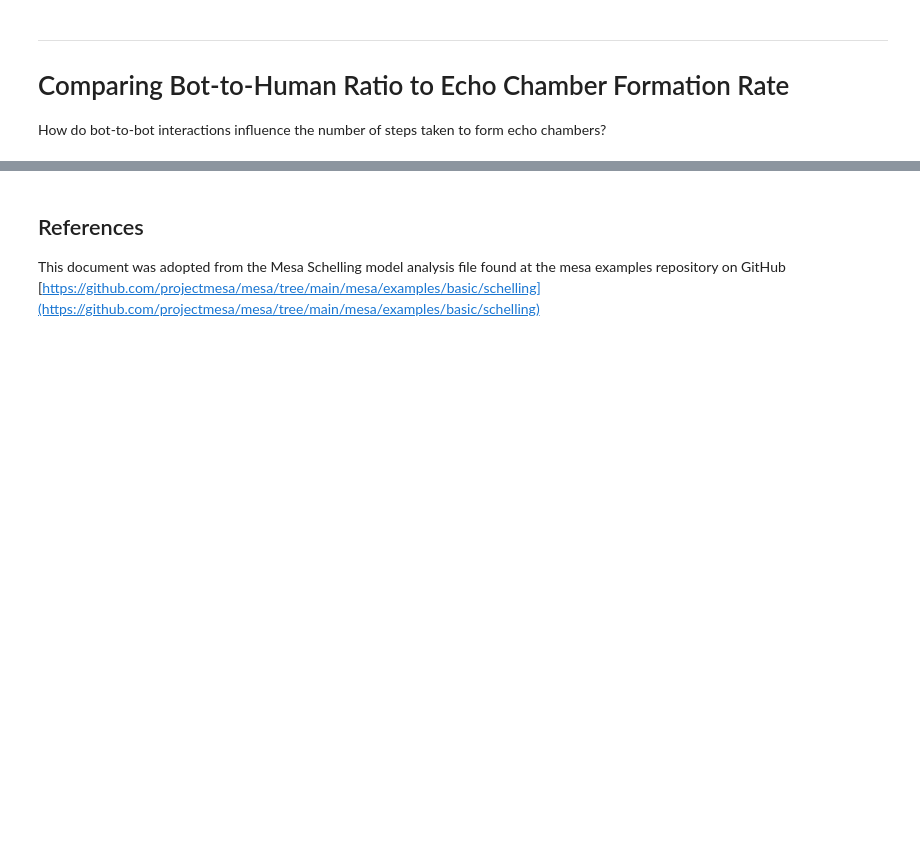
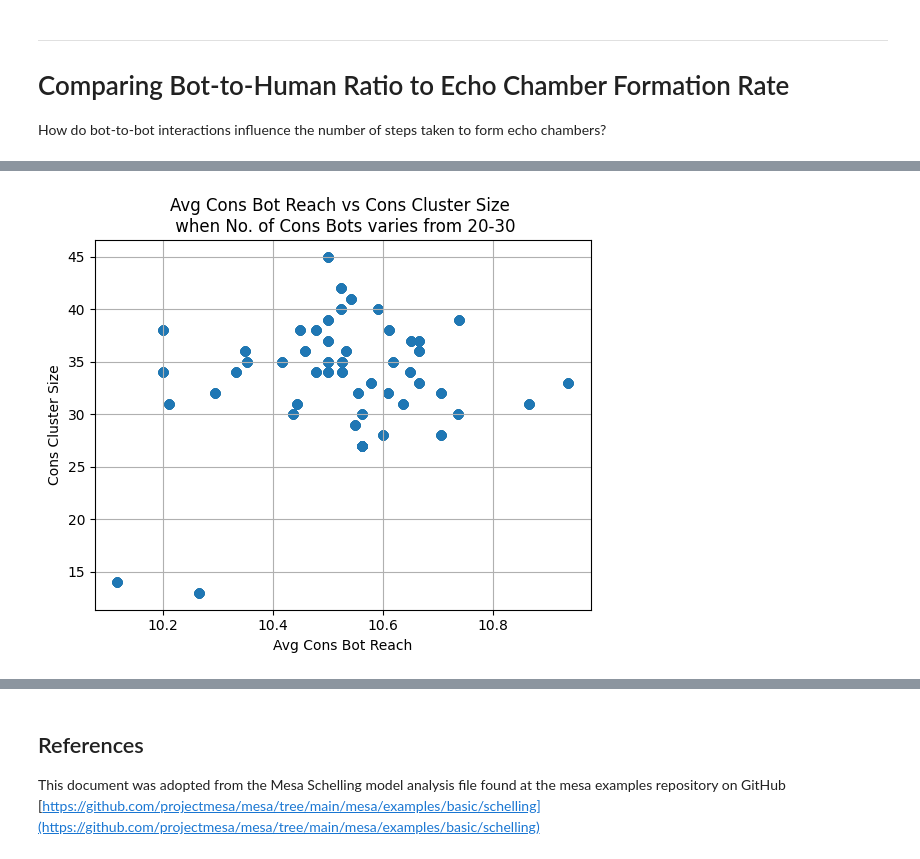
Before and after one commit to y8ahmed/eecs4461-project, a Jupyter notebook: notebooks/analysis.ipynb, the cells around one changed output, grey strips where cells are left out. Saved outputs shown, nothing was run; the diff lists cells and outputs as text; code cells hidden in the pictures; blank space fills up the shorter version.

```diff
--- a/notebooks/analysis.ipynb
+++ b/notebooks/analysis.ipynb
@@ -213,13 +318,14 @@ This setup has max connectivity ie average node degree = number of nodes -1 such
 # %%
-fixed_params6 = {"num_nodes": 20, "avg_node_degree": 3, "num_cons_bots": 3, "num_prog_bots": 3, "positive_chance": 0.5, "become_neutral_chance": 0.5}
+fixed_params6 = {"num_nodes": 70, "avg_node_degree": 10, "num_prog_bots":20, "positive_chance": 0.5, "become_neutral_chance": 0.5}
 
-all_params6 = fixed_params6
+variable_params6 = {"num_cons_bots": range(15,25)}
+all_params6 = fixed_params6 | variable_params6
 
 results6 = batch_run(
     TikTokEchoChamber,
     parameters=all_params6,
-    iterations=600,
-    max_steps=150,
+    iterations=5,
+    max_steps=250,
 )
 
 df6 = pd.DataFrame(results6)
@@ -227,9 +347,10 @@ df6
 # %%
-# TODO derive the cluster size for each political leaning
+plt.scatter(df6.Avg_Cons_Bot_Reach, df6.CA_Cons_Avg_Cluster_Size)
 
-plt.scatter(df6.Avg_Cons_Bot_Reach, df6.Step)
-plt.xlabel("Avg Bot Reach")
-plt.ylabel("Num of Clusters")
+plt.xlabel("Avg Cons Bot Reach")
+plt.ylabel("Cons Cluster Size")
 plt.grid()
-plt.title("Avg Bot Reach vs Number of Clusters")
+plt.title("Avg Cons Bot Reach vs Cons Cluster Size \n when No. of Cons Bots varies from 20-30")
 plt.show()
+# %% [output]
+[figure, added]
```
Also changed, not shown: parts of 24 cells of this notebook, 4 other files.
